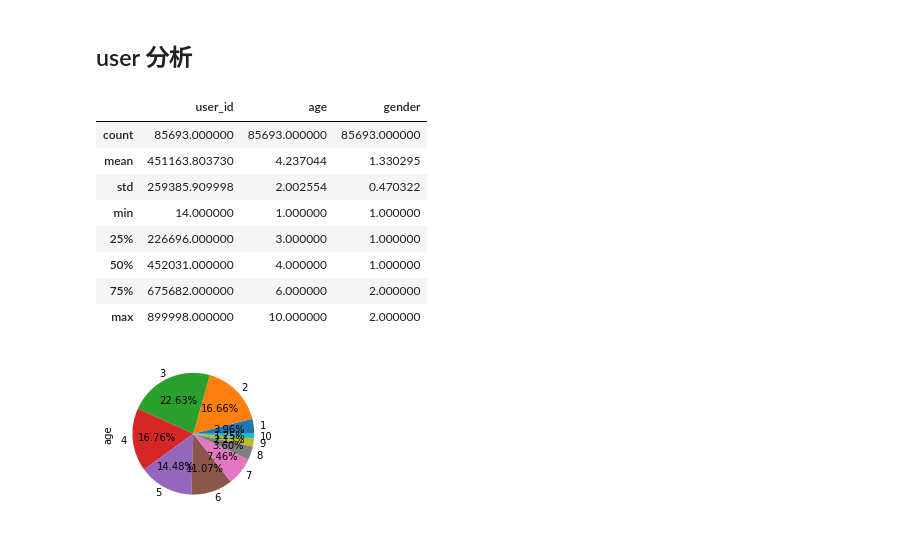
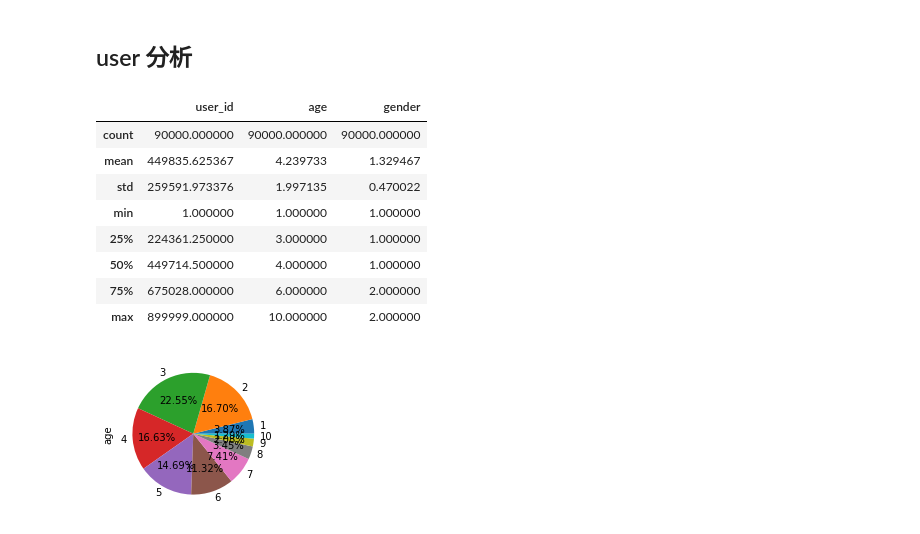
Before and after one commit to shboy/tencent_rec_2020, a Jupyter notebook: train_preliminary/data_analysis.ipynb, the cells around one changed output. Saved outputs shown, nothing was run; the diff lists cells and outputs as text; code cells hidden in the pictures.

```diff
--- a/train_preliminary/data_analysis.ipynb
+++ b/train_preliminary/data_analysis.ipynb
@@ -30,16 +30,16 @@ df_user.shape, df_ad.shape, df_click_log.shape
 # %% [markdown]
 ## user 分析
 # %%
-df_user_unique.describe()
+df_user.describe()
 # %% [output]
 |  | user_id | age | gender |
-| count | 85693.000000 | 85693.000000 | 85693.000000 |
-| mean | 451163.803730 | 4.237044 | 1.330295 |
-| std | 259385.909998 | 2.002554 | 0.470322 |
-| min | 14.000000 | 1.000000 | 1.000000 |
-| 25% | 226696.000000 | 3.000000 | 1.000000 |
-| 50% | 452031.000000 | 4.000000 | 1.000000 |
-| 75% | 675682.000000 | 6.000000 | 2.000000 |
-| max | 899998.000000 | 10.000000 | 2.000000 |
+| count | 90000.000000 | 90000.000000 | 90000.000000 |
+| mean | 449835.625367 | 4.239733 | 1.329467 |
+| std | 259591.973376 | 1.997135 | 0.470022 |
+| min | 1.000000 | 1.000000 | 1.000000 |
+| 25% | 224361.250000 | 3.000000 | 1.000000 |
+| 50% | 449714.500000 | 4.000000 | 1.000000 |
+| 75% | 675028.000000 | 6.000000 | 2.000000 |
+| max | 899999.000000 | 10.000000 | 2.000000 |
 # %%
 ax1 = plt.subplot(121)
```
Also changed, not shown: parts of 3 cells of this notebook, 2 other files.
